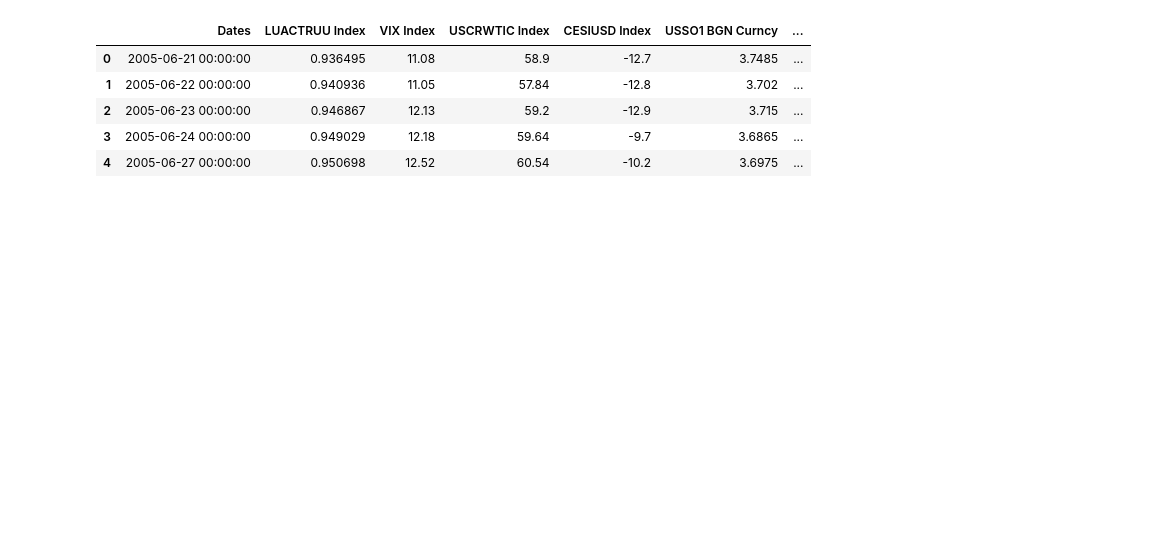
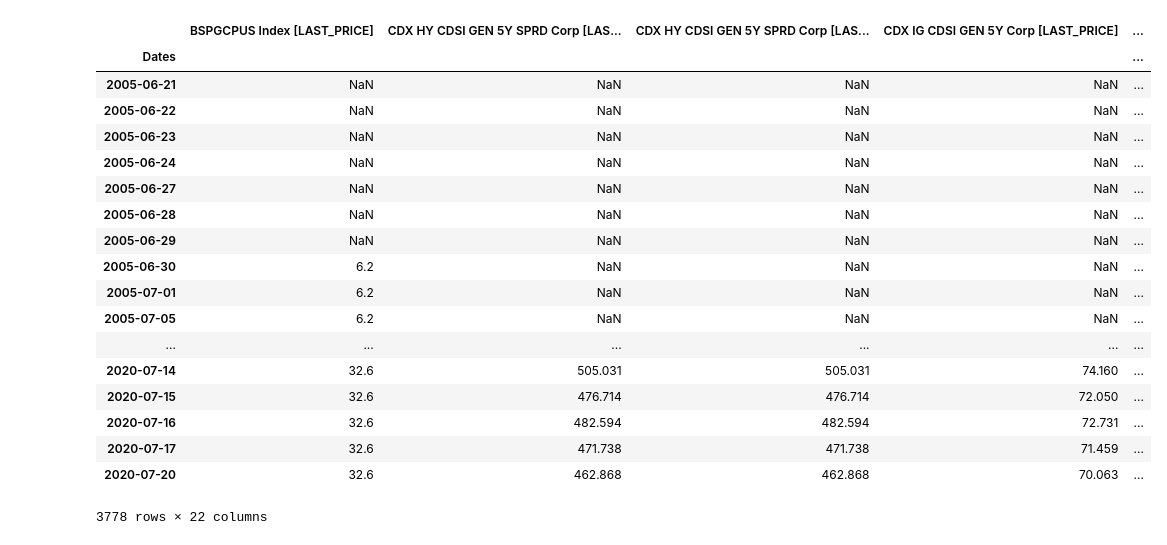
Before and after one commit to Qmage/MLFIN_FinalProj, a Jupyter notebook: Economic Data Cleaning.ipynb, the cells around one changed output. Saved outputs shown, nothing was run; the diff lists cells and outputs as text; code cells hidden in the pictures; blank space fills up the shorter version.

```diff
--- a/Economic Data Cleaning.ipynb
+++ b/Economic Data Cleaning.ipynb
@@ -4,22 +4,45 @@ from functools import reduce
 pd.set_option('display.max_columns', None)
 # %%
 df = pd.read_excel('Economic Date_Hardcode.xlsx', sheet_name='Analysis').iloc[:,:-16]
+df2 = pd.read_excel('Economic Date_YIELDS_HARDCODED.xlsx', sheet_name='Analysis')
 # %%
 list_of_df = []
 for i in range(1,50,3):
     df_temp = df.iloc[:,i:i+2].dropna()
-    df_temp.columns = ['Dates',df_temp.iloc[1,1]]
+    df_temp.columns = ['Dates',df_temp.iloc[1,1] + ' [' + df_temp.iloc[2,1] + ']']
     df_temp = df_temp.iloc[3:]
     list_of_df.append(df_temp)
+for i in range(1,16,3):
+    df_temp = df2.iloc[:,i:i+2].dropna()
+    df_temp.columns = ['Dates',df_temp.iloc[1,1] + ' [' + df_temp.iloc[2,1] + ']']
+    df_temp = df_temp.iloc[3:]
+    list_of_df.append(df_temp)
 # %%
 final_df = reduce(lambda x, y: pd.merge(x, y, how = 'left', on = 'Dates'), list_of_df)
+# %%
+final_df = final_df.fillna(method='ffill')
+final_df = final_df.reindex(sorted(final_df.columns), axis=1)
+final_df = final_df.set_index('Dates')
 # %%
-final_df.head()
+final_df
 # %% [output]
-|  | Dates | LUACTRUU Index | VIX Index | USCRWTIC Index | CESIUSD Index | USSO1 BGN Curncy | ... |
-| 0 | 2005-06-21 00:00:00 | 0.936495 | 11.08 | 58.9 | -12.7 | 3.7485 | ... |
-| 1 | 2005-06-22 00:00:00 | 0.940936 | 11.05 | 57.84 | -12.8 | 3.702 | ... |
-| 2 | 2005-06-23 00:00:00 | 0.946867 | 12.13 | 59.2 | -12.9 | 3.715 | ... |
-| 3 | 2005-06-24 00:00:00 | 0.949029 | 12.18 | 59.64 | -9.7 | 3.6865 | ... |
-| 4 | 2005-06-27 00:00:00 | 0.950698 | 12.52 | 60.54 | -10.2 | 3.6975 | ... |
+|  | BSPGCPUS Index [LAST_PRICE] | CDX HY CDSI GEN 5Y SPRD Corp [LAS... | CDX HY CDSI GEN 5Y SPRD Corp [LAS... | CDX IG CDSI GEN 5Y Corp [LAST_PRICE] | ... |
+| Dates |  |  |  |  | ... |
+| 2005-06-21 | NaN | NaN | NaN | NaN | ... |
+| 2005-06-22 | NaN | NaN | NaN | NaN | ... |
+| 2005-06-23 | NaN | NaN | NaN | NaN | ... |
+| 2005-06-24 | NaN | NaN | NaN | NaN | ... |
+| 2005-06-27 | NaN | NaN | NaN | NaN | ... |
+| 2005-06-28 | NaN | NaN | NaN | NaN | ... |
+| 2005-06-29 | NaN | NaN | NaN | NaN | ... |
+| 2005-06-30 | 6.2 | NaN | NaN | NaN | ... |
+| 2005-07-01 | 6.2 | NaN | NaN | NaN | ... |
+| 2005-07-05 | 6.2 | NaN | NaN | NaN | ... |
+| ... | ... | ... | ... | ... | ... |
+| 2020-07-14 | 32.6 | 505.031 | 505.031 | 74.160 | ... |
+| 2020-07-15 | 32.6 | 476.714 | 476.714 | 72.050 | ... |
+| 2020-07-16 | 32.6 | 482.594 | 482.594 | 72.731 | ... |
+| 2020-07-17 | 32.6 | 471.738 | 471.738 | 71.459 | ... |
+| 2020-07-20 | 32.6 | 462.868 | 462.868 | 70.063 | ... |
+3778 rows × 22 columns
 # %%
```
Also changed, not shown: parts of 1 cell of this notebook.
